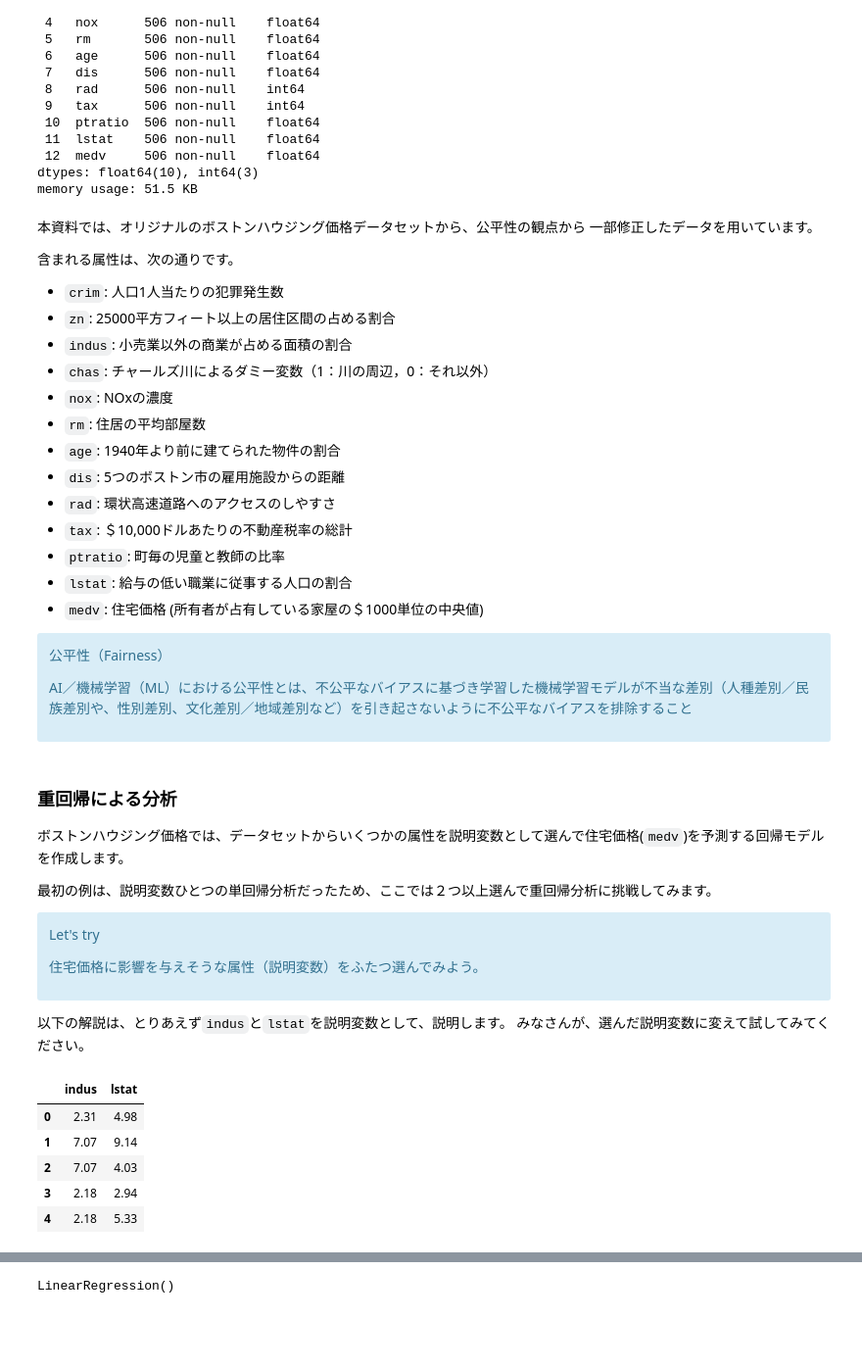
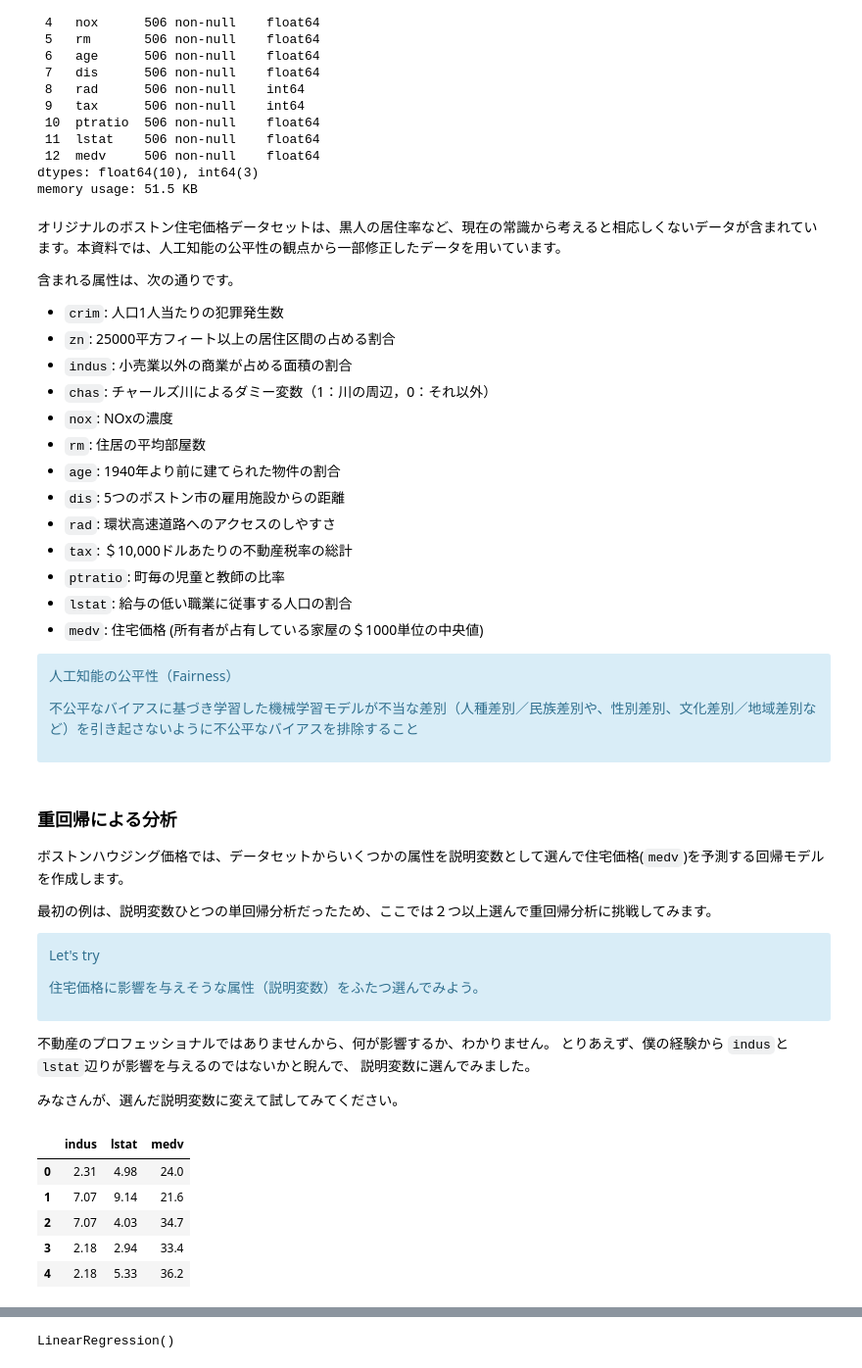
Before and after one commit to KuramitsuLab/kolab, a Jupyter notebook: src_ds/ds07reg.ipynb, the cells around one changed output, grey strips where cells are left out. Shown: that part at 98% size. Cells and saved outputs as stored; diff of their text form; code cells hidden in the pictures; blank space fills up the shorter version.

```diff
--- a/src_ds/ds07reg.ipynb
+++ b/src_ds/ds07reg.ipynb
@@ -181,8 +182,7 @@ Data columns (total 13 columns):
 dtypes: float64(10), int64(3)
 memory usage: 51.5 KB
 # %% [markdown]
-本資料では、オリジナルのボストンハウジング価格データセットから、公平性の観点から
-一部修正したデータを用いています。
+オリジナルのボストン住宅価格データセットは、黒人の居住率など、現在の常識から考えると相応しくないデータが含まれています。本資料では、人工知能の公平性の観点から一部修正したデータを用いています。
 
 含まれる属性は、次の通りです。
 
@@ -202,9 +202,9 @@ memory usage: 51.5 KB
 
 <div class="alert alert-info">
 
-公平性（Fairness）
+人工知能の公平性（Fairness）
 
-AI／機械学習（ML）における公平性とは、不公平なバイアスに基づき学習した機械学習モデルが不当な差別（人種差別／民族差別や、性別差別、文化差別／地域差別など）を引き起さないように不公平なバイアスを排除すること
+不公平なバイアスに基づき学習した機械学習モデルが不当な差別（人種差別／民族差別や、性別差別、文化差別／地域差別など）を引き起さないように不公平なバイアスを排除すること
 
 </div>
 # %% [markdown]
@@ -222,16 +222,19 @@ Let's try
 
 </div>
 
-以下の解説は、とりあえず`indus`と`lstat`を説明変数として、説明します。
+不動産のプロフェッショナルではありませんから、何が影響するか、わかりません。
+とりあえず、僕の経験から `indus`と`lstat`辺りが影響を与えるのではないかと睨んで、
+説明変数に選んでみました。
+
 みなさんが、選んだ説明変数に変えて試してみてください。
 # %%
 X = data[['indus', 'lstat']]  # 説明変数
 y = data['medv'] # 目的変数
-X.head()
+pd.concat([X,y], axis=1).head() #最初の5件のみみてみる
 # %% [output]
-|  | indus | lstat |
-| 0 | 2.31 | 4.98 |
-| 1 | 7.07 | 9.14 |
-| 2 | 7.07 | 4.03 |
-| 3 | 2.18 | 2.94 |
-| 4 | 2.18 | 5.33 |
+|  | indus | lstat | medv |
+| 0 | 2.31 | 4.98 | 24.0 |
+| 1 | 7.07 | 9.14 | 21.6 |
+| 2 | 7.07 | 4.03 | 34.7 |
+| 3 | 2.18 | 2.94 | 33.4 |
+| 4 | 2.18 | 5.33 | 36.2 |
```
Also changed, not shown: parts of 66 cells of this notebook, 12 other files.
